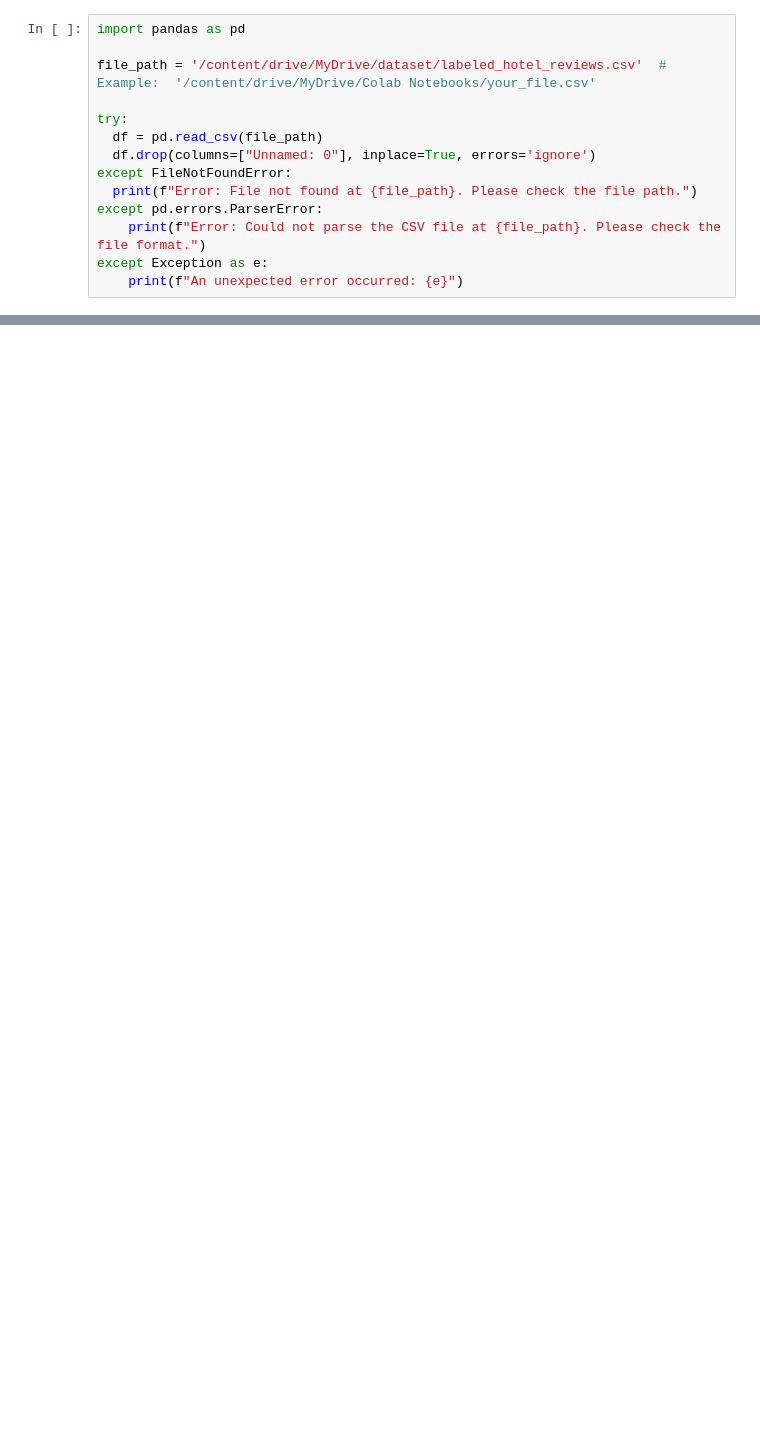
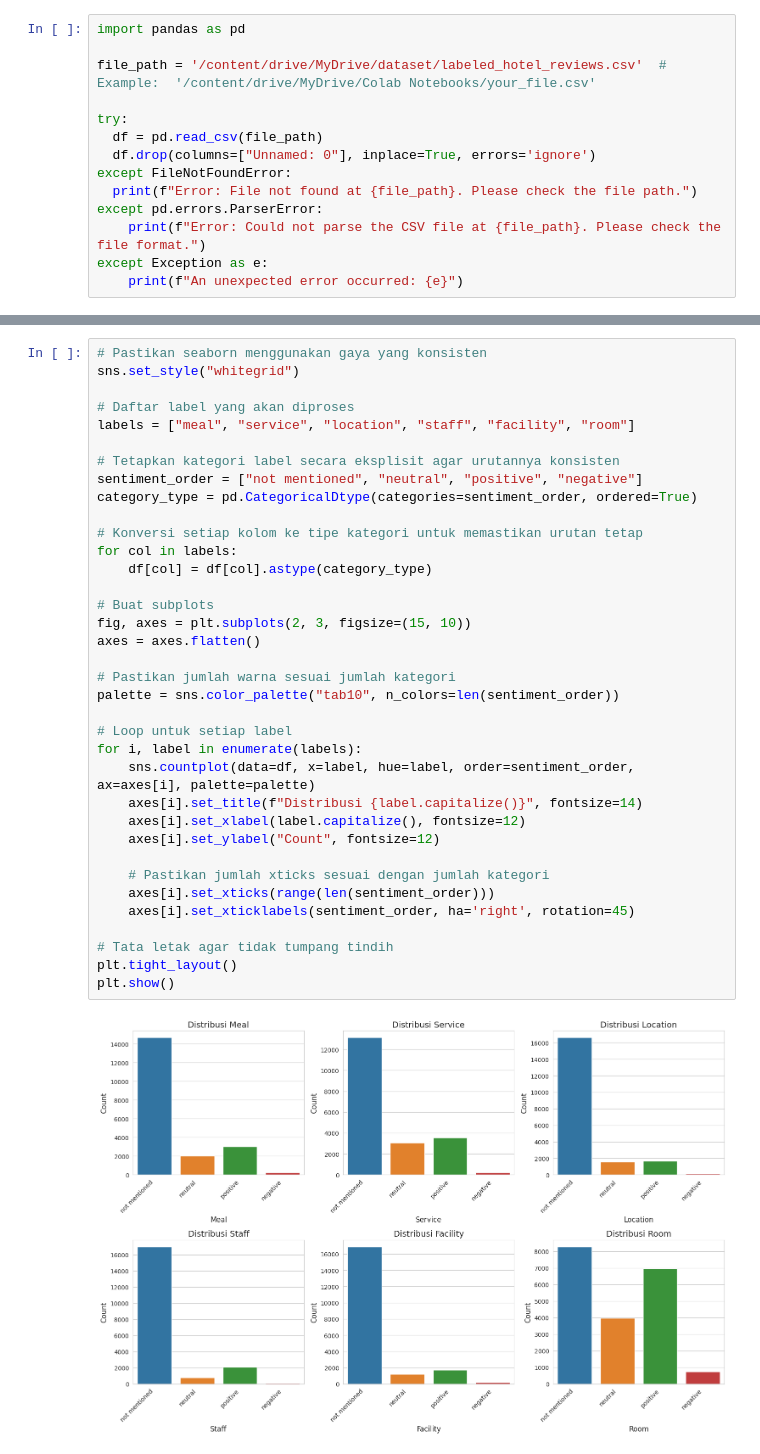
Before and after one commit to sugengdcahyo/Big-Data-Analytics, a Jupyter notebook: 02-EDA.ipynb, the cells around one changed output, grey strips where cells are left out. Saved outputs shown, nothing was run; the diff lists cells and outputs as text; blank space fills up the shorter version.

```diff
--- a/02-EDA.ipynb
+++ b/02-EDA.ipynb
@@ -63,0 +194,38 @@ plt.gca().spines[['top', 'right',]].set_visible(False)
+# %%
+# Pastikan seaborn menggunakan gaya yang konsisten
+sns.set_style("whitegrid")
+
+# Daftar label yang akan diproses
+labels = ["meal", "service", "location", "staff", "facility", "room"]
+
+# Tetapkan kategori label secara eksplisit agar urutannya konsisten
+sentiment_order = ["not mentioned", "neutral", "positive", "negative"]
+category_type = pd.CategoricalDtype(categories=sentiment_order, ordered=True)
+
+# Konversi setiap kolom ke tipe kategori untuk memastikan urutan tetap
+for col in labels:
+    df[col] = df[col].astype(category_type)
+
+# Buat subplots
+fig, axes = plt.subplots(2, 3, figsize=(15, 10))
+axes = axes.flatten()
+
+# Pastikan jumlah warna sesuai jumlah kategori
+palette = sns.color_palette("tab10", n_colors=len(sentiment_order))
+
+# Loop untuk setiap label
+for i, label in enumerate(labels):
+    sns.countplot(data=df, x=label, hue=label, order=sentiment_order, ax=axes[i], palette=palette)
+    axes[i].set_title(f"Distribusi {label.capitalize()}", fontsize=14)
+    axes[i].set_xlabel(label.capitalize(), fontsize=12)
+    axes[i].set_ylabel("Count", fontsize=12)
+
+    # Pastikan jumlah xticks sesuai dengan jumlah kategori
+    axes[i].set_xticks(range(len(sentiment_order)))
+    axes[i].set_xticklabels(sentiment_order, ha='right', rotation=45)
+
+# Tata letak agar tidak tumpang tindih
+plt.tight_layout()
+plt.show()
+# %% [output]
+[figure, added]
```
Also changed, not shown: parts of 50 cells of this notebook.
